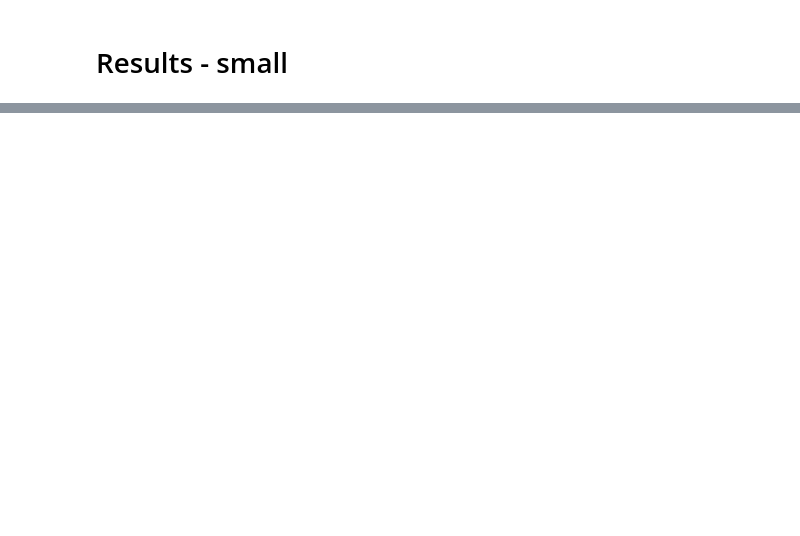
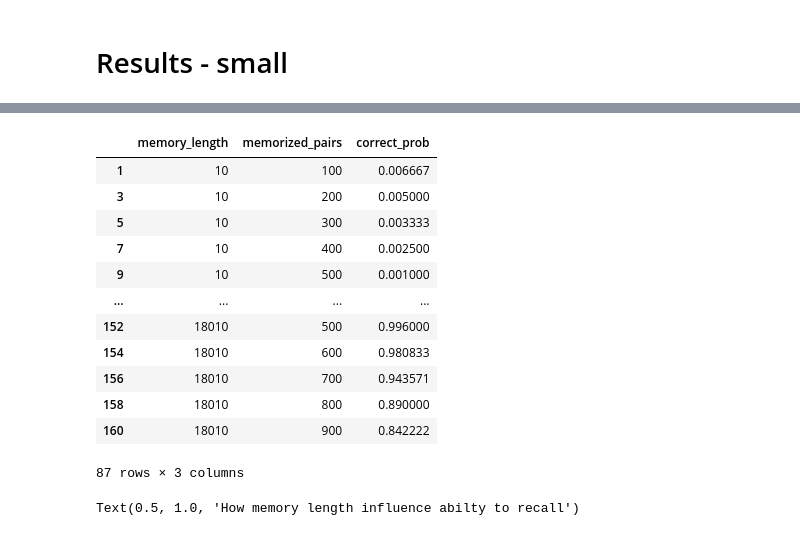
Before and after one commit to PatrykLisik/random_stuff_and_notes, a Jupyter notebook: holographic_reduced_representation/notebooks/1. Memory_length_vs_ablity_to_recall.ipynb, the cells around one changed output, grey strips where cells are left out. Saved outputs shown, nothing was run; the diff lists cells and outputs as text; code cells hidden in the pictures; blank space fills up the shorter version.

Commit message:
memory vs ability to recall - big counts

```diff
--- a/holographic_reduced_representation/notebooks/1. Memory_length_vs_ablity_to_recall.ipynb
+++ b/holographic_reduced_representation/notebooks/1. Memory_length_vs_ablity_to_recall.ipynb
@@ -95,0 +97,4 @@ Text(0.5, 1.0, 'How memory length influence abilty to recall')
+# %%
+big =pd.read_csv("../data/hrr_big_count.csv")
+big = big[["probe_id","memory_length","memorized_pairs","correct_revive"]]
+big.describe()
@@ -95,0 +111,33 @@ Text(0.5, 1.0, 'How memory length influence abilty to recall')
+# %%
+correct_recall_per_probe = big[['memory_length', "memorized_pairs", 'correct_revive']]
+correct_recall_per_probe = correct_recall_per_probe.groupby(['memory_length', "memorized_pairs"])
+correct_recall_per_probe = correct_recall_per_probe['correct_revive'].value_counts(normalize=True)
+correct_recall_per_probe.name = 'correct_prob'
+correct_recall_per_probe = correct_recall_per_probe.to_frame().reset_index()
+correct_recall_per_probe = correct_recall_per_probe[correct_recall_per_probe['correct_revive']==True].drop("correct_revive", axis=1)
+correct_recall_per_probe
+# %% [output]
+|  | memory_length | memorized_pairs | correct_prob |
+| 1 | 10 | 100 | 0.006667 |
+| 3 | 10 | 200 | 0.005000 |
+| 5 | 10 | 300 | 0.003333 |
+| 7 | 10 | 400 | 0.002500 |
+| 9 | 10 | 500 | 0.001000 |
+| ... | ... | ... | ... |
+| 152 | 18010 | 500 | 0.996000 |
+| 154 | 18010 | 600 | 0.980833 |
+| 156 | 18010 | 700 | 0.943571 |
+| 158 | 18010 | 800 | 0.890000 |
+| 160 | 18010 | 900 | 0.842222 |
+87 rows × 3 columns
+# %%
+plt.figure(figsize=(16, 12))
+for name, group in correct_recall_per_probe.groupby("memorized_pairs"):
+    plt.plot(group['memory_length'],group['correct_prob'], label=name)
+labelLines(plt.gca().get_lines(),zorder=2.5)
+plt.xlabel("Memory vecor length",fontsize=18)
+# plt.xscale('log')
+plt.ylabel("Chance of correct recall",fontsize=18)
+plt.title("How memory length influence abilty to recall", fontsize=18)
+# %% [output]
+Text(0.5, 1.0, 'How memory length influence abilty to recall')
```
Also changed, not shown: parts of 6 cells of this notebook.
